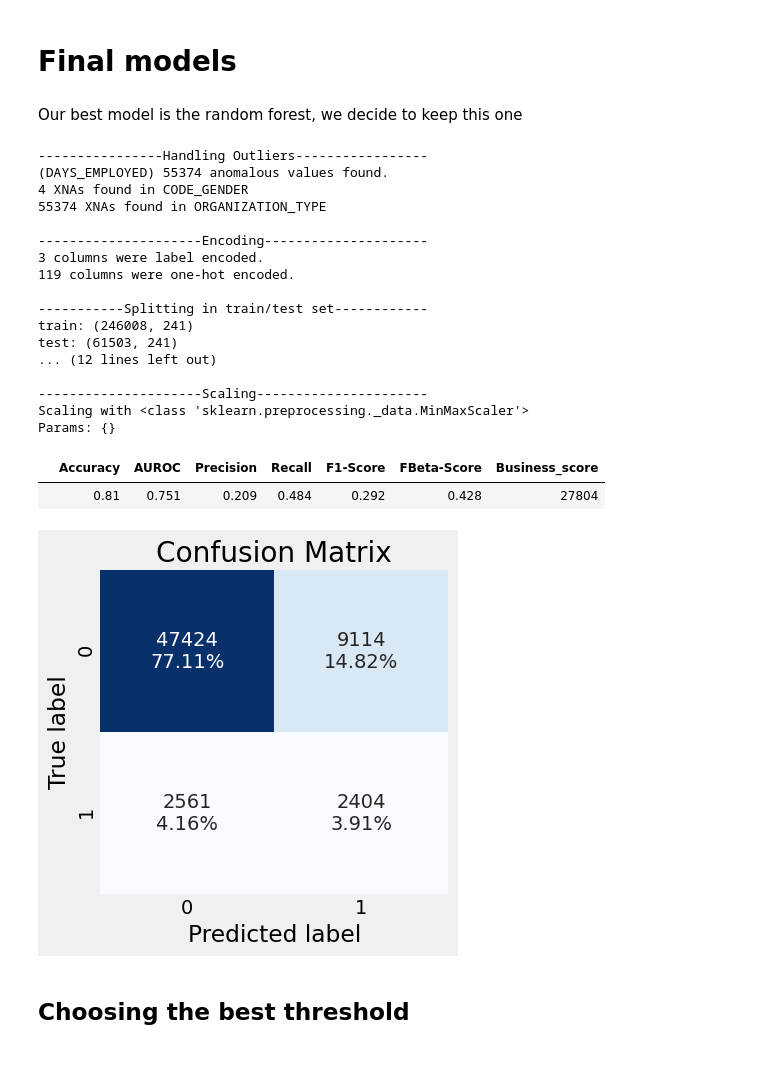
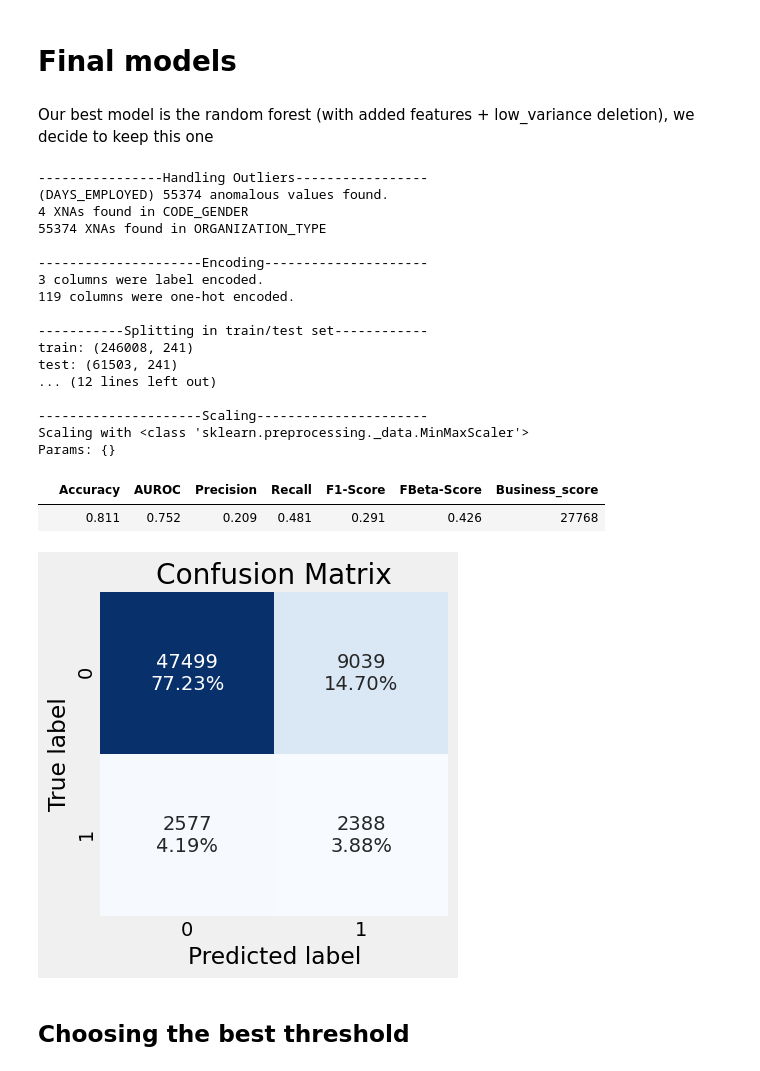
Before and after one commit to MavielS/modele-de-scoring-bancaire, a Jupyter notebook: Feature_Engineering.ipynb, the cells around one changed output. Cells and saved outputs as stored; diff of their text form; code cells hidden in the pictures.

```diff
--- a/Feature_Engineering.ipynb
+++ b/Feature_Engineering.ipynb
@@ -131,7 +131,7 @@ def adding_features(df, target):
     credit_goods_price_ratio =  df.AMT_CREDIT / df.AMT_GOODS_PRICE
     credit_income_ratio =  df.AMT_CREDIT / df.AMT_INCOME_TOTAL
     annuity_income_ratio = df.AMT_ANNUITY / df.AMT_INCOME_TOTAL
-    days_employed_life = df_2.DAYS_EMPLOYED / df_2.DAYS_BIRTH
+    days_employed_life = df.DAYS_EMPLOYED / df.DAYS_BIRTH
 
 
     tmp = df[['EXT_SOURCE_3', 'EXT_SOURCE_2', 'EXT_SOURCE_1']]
@@ -289,7 +290,7 @@ def preprocessing_fe(data, delete_correl = False, adding_f = False, low_var = Fa
     print()
 
     print("Encoding".center(50, '-'))
-    df, col_to_le, col_to_one_hot = encoding(df) # TARGET will not be treated as categorical variables here
+    df, col_to_le, enc = encoding(df) # TARGET will not be treated as categorical variables here
     print()
 
     print('Splitting in train/test set'.center(50, '-'))
@@ -332,7 +333,7 @@ def preprocessing_fe(data, delete_correl = False, adding_f = False, low_var = Fa
 
     if return_object_to_ser:
         to_serialize = {'scaler': scaler, 'imputer': imputer,
-                  'le':col_to_le, 'one_hot': col_to_one_hot,
+                  'le':col_to_le, 'one_hot': enc,
                   'to_drop': to_drop.append(col_to_drop)}
         return X_train, y_train, X_test, y_test, to_serialize
     else:
@@ -820,41 +821,42 @@ pd.concat([gbm_cv_no_fs, gbm_cv_delete_correl, gbm_cv_low_var, gbm_cv_delete_cor
 # %% [markdown]
 # Final models
 # %% [markdown]
-Our best model is the random forest, we decide to keep this one
+Our best model is the random forest (with added features + low_variance deletion), we decide to keep this one
+# %%
+X_train_2, y_train_2, X_test_2, y_test_2, to_ser = preprocessing_fe(df_2, delete_correl=False, adding_f=True, low_var=True,
+                                                                    var_th=0.01, return_object_to_ser=True)
+# %% [output]
+----------------Handling Outliers-----------------
+(DAYS_EMPLOYED) 55374 anomalous values found.
+4 XNAs found in CODE_GENDER
+55374 XNAs found in ORGANIZATION_TYPE
+
+---------------------Encoding---------------------
+3 columns were label encoded.
+119 columns were one-hot encoded.
+
+-----------Splitting in train/test set------------
+train: (246008, 241)
+test: (61503, 241)
+... (12 lines left out)
+
+---------------------Scaling----------------------
+Scaling with <class 'sklearn.preprocessing._data.MinMaxScaler'>
+Params: {}
 # %%
-X_train_2, y_train_2, X_test_2, y_test_2, to_ser = preprocessing_fe(df_2, delete_correl=False, adding_f=True, low_var=True,
-                                                                    var_th=0.01, return_object_to_ser=True)
-
 # training with the whole dataset
-best_model = RandomForestClassifier(random_state=42,
+best_model = RandomForestClassifier(random_state=42, n_jobs=-1,
                                     n_estimators=200,
                                     max_depth=15,
                                    min_samples_split=50,
                                    class_weight=('balanced_subsample'))
 
 best_model.fit(X_train_2, y_train_2)
 classif_score(y_test_2, X_test_2, best_model, '', display_cm=True)
 # %% [output]
-----------------Handling Outliers-----------------
-(DAYS_EMPLOYED) 55374 anomalous values found.
-4 XNAs found in CODE_GENDER
-55374 XNAs found in ORGANIZATION_TYPE
-
----------------------Encoding---------------------
-3 columns were label encoded.
-119 columns were one-hot encoded.
-
------------Splitting in train/test set------------
-train: (246008, 241)
-test: (61503, 241)
-... (12 lines left out)
-
----------------------Scaling----------------------
-Scaling with <class 'sklearn.preprocessing._data.MinMaxScaler'>
-Params: {}
 |  | Accuracy | AUROC | Precision | Recall | F1-Score | FBeta-Score | Business_score |
-|  | 0.81 | 0.751 | 0.209 | 0.484 | 0.292 | 0.428 | 27804 |
+|  | 0.811 | 0.752 | 0.209 | 0.481 | 0.291 | 0.426 | 27768 |
-[figure, old version]
+[figure, new version]
 # %%
 import pickle
 
```
Also changed, not shown: parts of 4 cells of this notebook, 24 other files.
